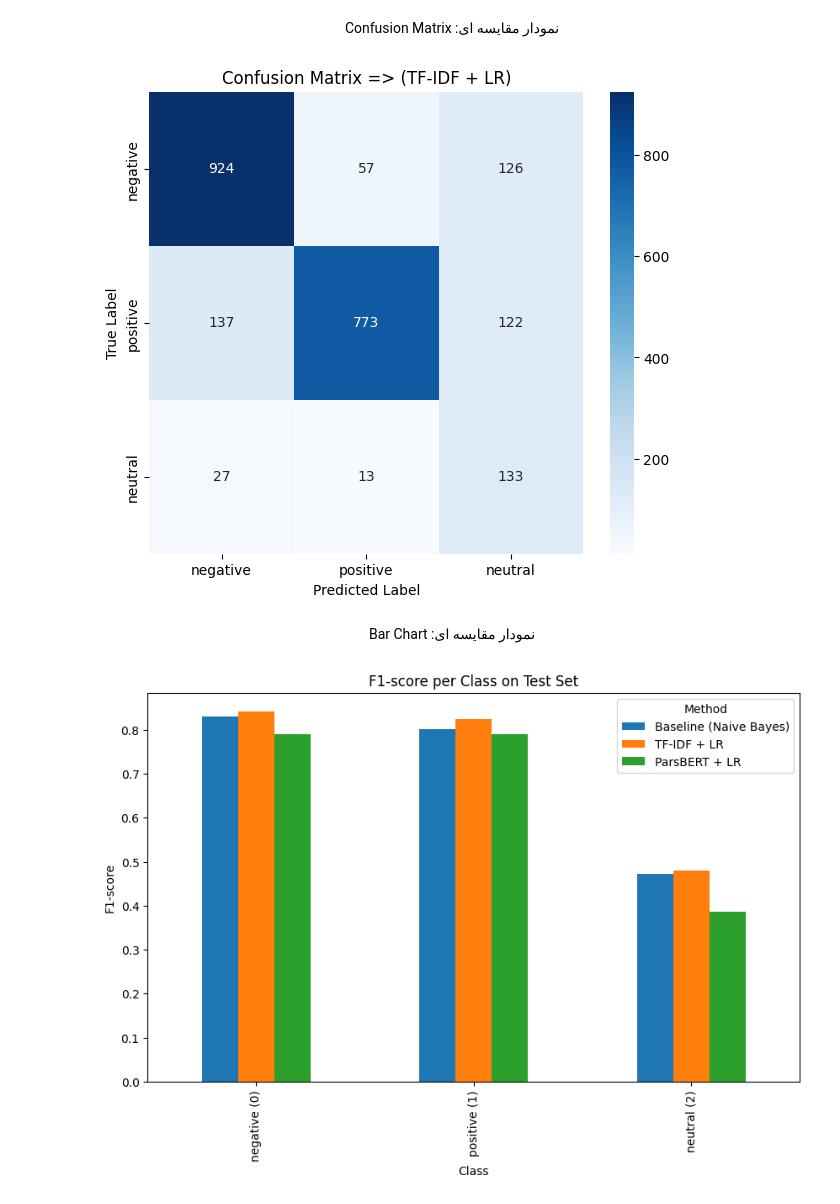
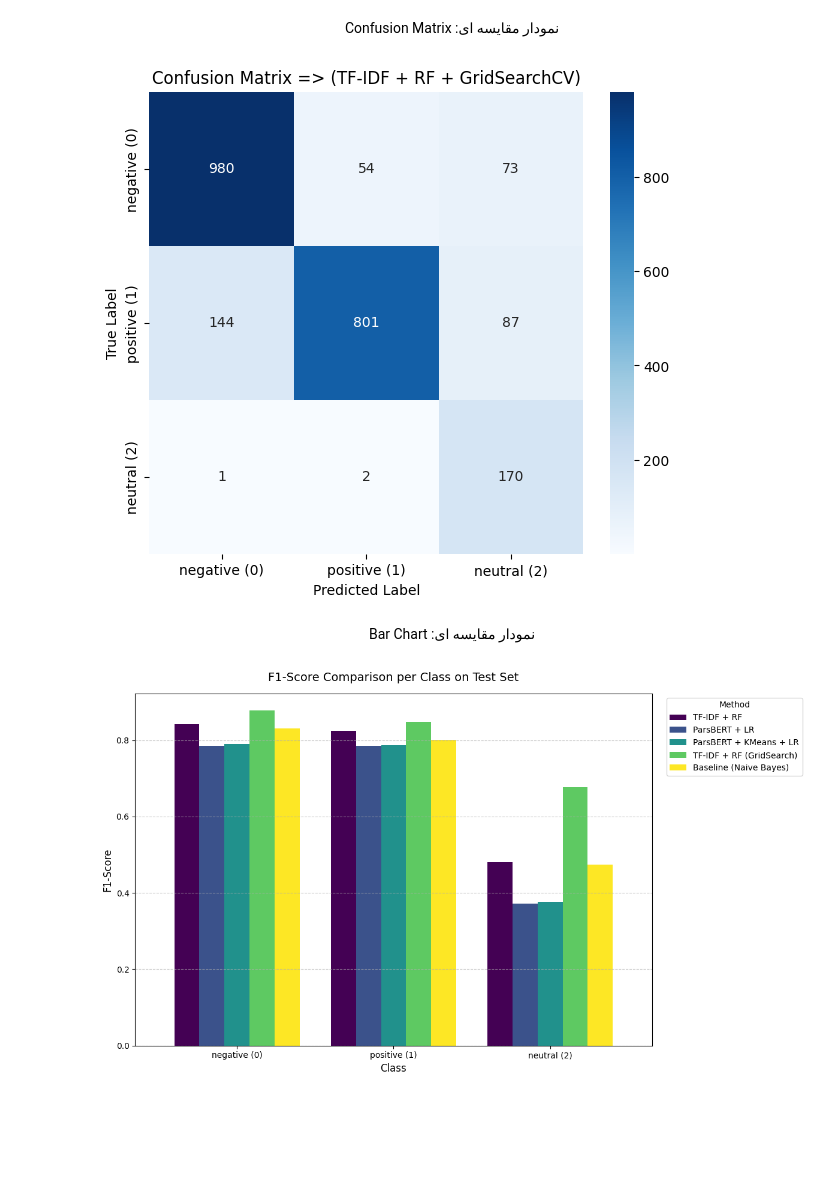
Before and after one commit to amir-v-z/Project-NLP, a Jupyter notebook: project.ipynb, the cells around one changed output. Saved outputs shown, nothing was run; the diff lists cells and outputs as text; code cells hidden in the pictures; blank space fills up the shorter version.

```diff
--- a/project.ipynb
+++ b/project.ipynb
@@ -828,13 +823,13 @@ F1-macro: 0.6532
 # %%
-param_grid_small = {
+param_grid_light = {
     'n_estimators': [100, 150],
     'max_depth': [None],
-    'min_samples_split': [2]
+    'min_samples_split': [2, 5]
 }
 
 grid_rf = GridSearchCV(
     RandomForestClassifier(random_state=42),
-    param_grid_small,
+    param_grid_light,
     cv=3,
     scoring='f1_macro',
     n_jobs=4
@@ -844,9 +839,10 @@ grid_rf.fit(tfidf_embeddings, y_train)
 y_pred_grid = grid_rf.predict(X_tfidf_test)
 
 print("TF-IDF + Random Forest با GridSearchCV :")
-print("بهترین پارامترها :", grid_rf.best_params_)
 print(classification_report(y_test, y_pred_grid))
-print(f"Accuracy: {accuracy_score(y_test, y_pred_grid):.4f}")
-print(f"F1-macro: {f1_score(y_test, y_pred_grid, average='macro'):.4f}")
+
+acc_grid = accuracy_score(y_test, y_pred_grid)
+f1_grid = f1_score(y_test, y_pred_grid, average='macro')
+print(f"Accuracy: {acc_grid:.4f} | F1-macro: {f1_grid:.4f}")
 # %% [output]
 TF-IDF + Random Forest با GridSearchCV :
@@ -1059,32 +1041,47 @@ Baseline مقایسه مدل‌ها با :
 # %% [markdown]
 <div align="center">Confusion Matrix :نمودار مقایسه ای</div>
 # %%
-cm_best = confusion_matrix(y_test, y_pred_tfidf)
+cm_best = confusion_matrix(y_test, y_pred_grid)
+
 plt.figure(figsize=(7,6))
 sns.heatmap(cm_best, annot=True, fmt='d', cmap='Blues',
-            xticklabels=['negative', 'positive', 'neutral'],
-            yticklabels=['negative', 'positive', 'neutral'])
-plt.title('Confusion Matrix => (TF-IDF + LR)')
+            xticklabels=['negative (0)', 'positive (1)', 'neutral (2)'],
+            yticklabels=['negative (0)', 'positive (1)', 'neutral (2)']
+            )
+
+plt.title('Confusion Matrix => (TF-IDF + RF + GridSearchCV)')
 plt.xlabel('Predicted Label')
 plt.ylabel('True Label')
 plt.show()
 # %% [output]
-[figure, old version]
+[figure, new version]
 # %% [markdown]
 <div align="center">Bar Chart :نمودار مقایسه ای</div>
 # %%
 f1_per_class = pd.DataFrame({
     'Class': ['negative (0)', 'positive (1)', 'neutral (2)'],
-    'Baseline (Naive Bayes)': f1_score(y_test, y_pred_mnb, average=None),
-    'TF-IDF + LR': f1_score(y_test, y_pred_tfidf, average=None),
-    'ParsBERT + LR': f1_score(y_test, y_pred_parsbert, average=None)
+    'TF-IDF + RF': f1_score(y_test, y_pred_tfidf, average=None),
+    'ParsBERT + LR': f1_score(y_test, y_pred_parsbert, average=None),
+    'ParsBERT + KMeans + LR': f1_score(y_test, y_pred_clustered, average=None),
+    'TF-IDF + RF (GridSearch)': f1_score(y_test, y_pred_grid, average=None),
+    'Baseline (Naive Bayes)': f1_score(y_test, y_pred_mnb, average=None)
 })
 
-f1_per_class.plot(x='Class', kind='bar', figsize=(10,6))
-plt.title('F1-score per Class on Test Set')
-plt.ylabel('F1-score')
-plt.xlabel('Class')
-plt.legend(title='Method')
+f1_per_class.plot(
+    x='Class',
+    kind='bar',
+    figsize=(12, 7),
+    rot=0,
+    width=0.8,
+    colormap='viridis'
+)
+
+plt.title('F1-Score Comparison per Class on Test Set', fontsize=14, pad=15)
+plt.ylabel('F1-Score', fontsize=12)
+plt.xlabel('Class', fontsize=12)
+plt.legend(title='Method', bbox_to_anchor=(1.02, 1), loc='upper left')
+plt.grid(axis='y', linestyle='--', alpha=0.7)
+plt.tight_layout()
 plt.show()
 # %% [output]
-[figure, old version]
+[figure, new version]
```
Also changed, not shown: parts of 11 cells of this notebook, 1 other file.
